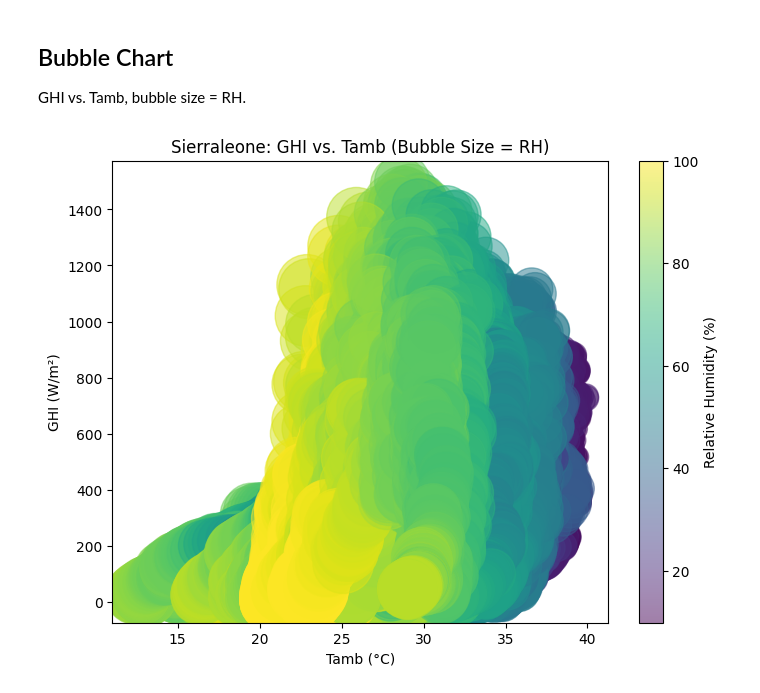
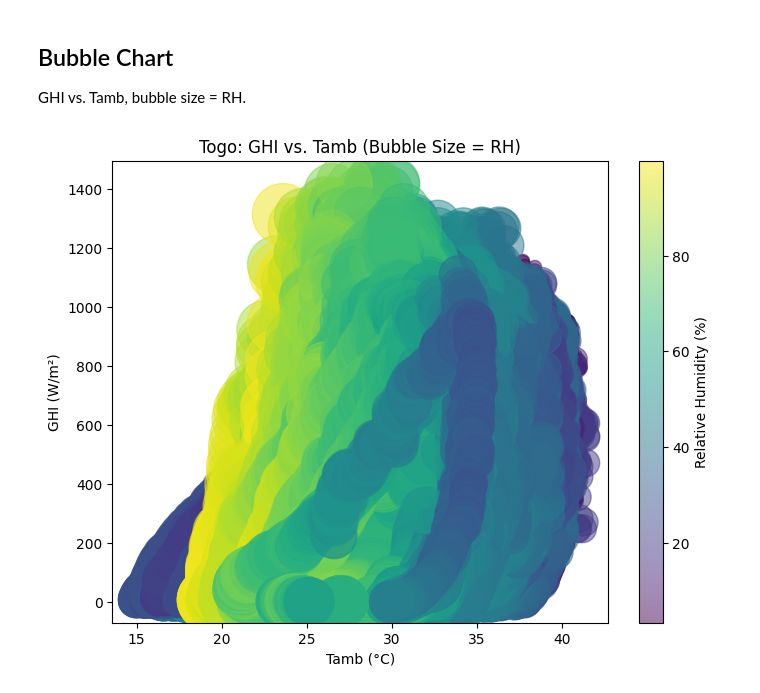
Before and after one commit to Hallelujah-kib/solar-challenge-week0, a Jupyter notebook: notebooks/togo_eda.ipynb, the cells around one changed output. Saved outputs shown, nothing was run; the diff lists cells and outputs as text; code cells hidden in the pictures.

Commit message:
togo eda

```diff
--- a/notebooks/togo_eda.ipynb
+++ b/notebooks/togo_eda.ipynb
@@ -269,18 +269,18 @@ GHI vs. Tamb, bubble size = RH.
 # %%
 # Bubble chart: GHI vs. Tamb, bubble size = RH
 plt.figure(figsize=(8, 6))
 plt.scatter(
     df_clean['Tamb'],
     df_clean['GHI'],
     s=df_clean['RH'] * 20,  # Scale RH for bubble size
     alpha=0.5,
     c=df_clean['RH'],  # Color by RH for clarity
     cmap='viridis'
 )
 plt.colorbar(label='Relative Humidity (%)')
-plt.title('Sierraleone: GHI vs. Tamb (Bubble Size = RH)')
+plt.title('Togo: GHI vs. Tamb (Bubble Size = RH)')
 plt.xlabel('Tamb (°C)')
 plt.ylabel('GHI (W/m²)')
 plt.show()
 # %% [output]
-[figure, old version]
+[figure, new version]
```
Also changed, not shown: parts of 7 cells of this notebook, 1 other file.
